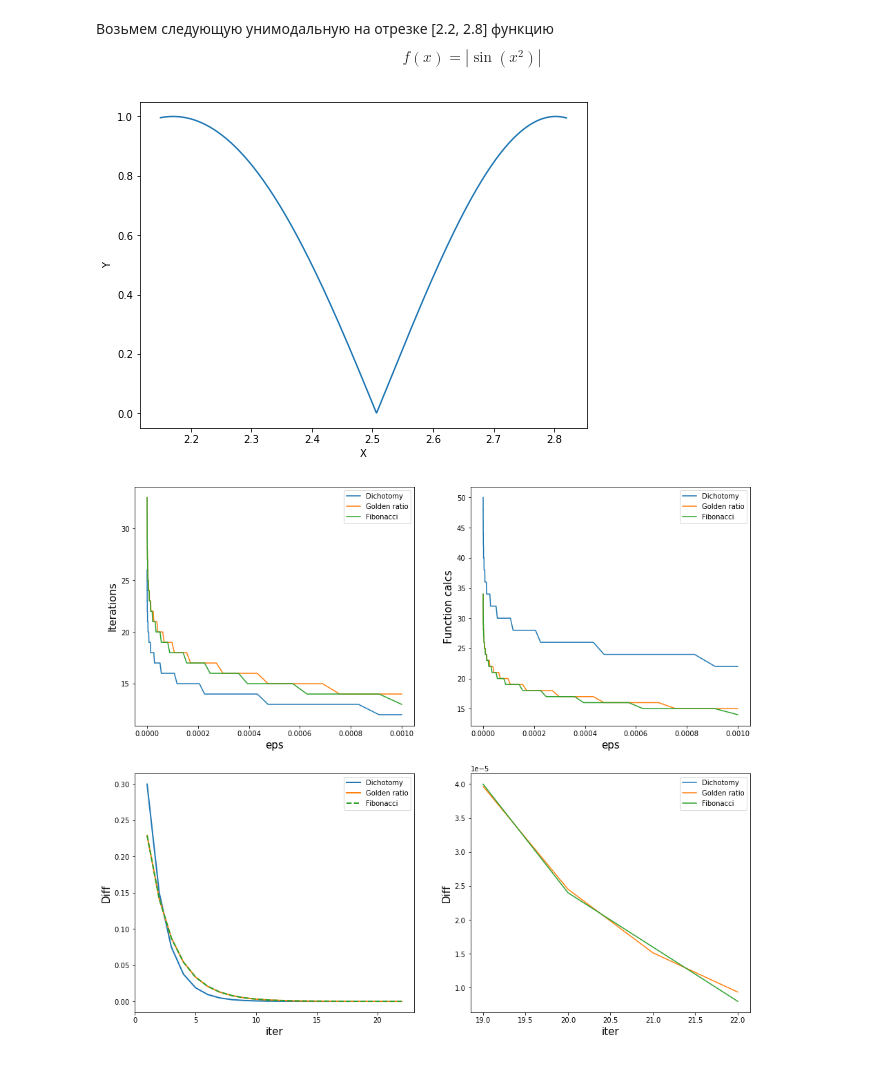
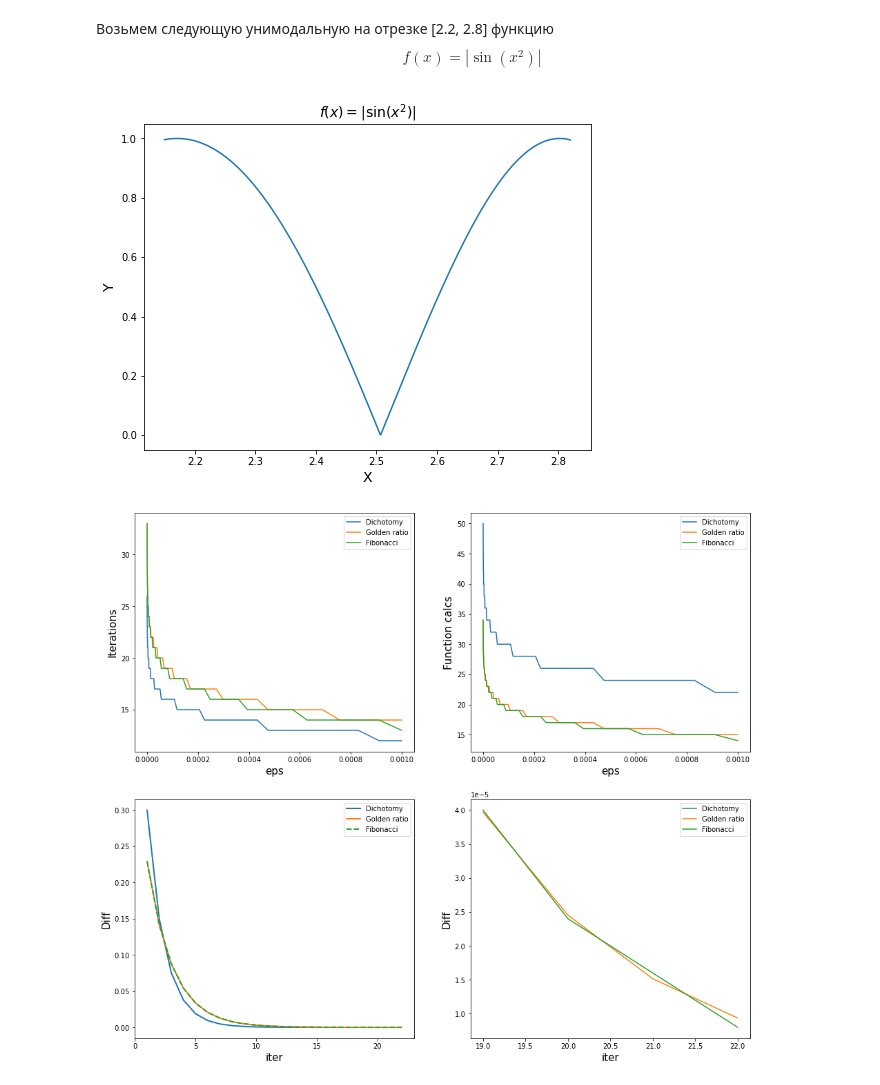
Before and after one commit to Mervap/OptimizationMethods, a Jupyter notebook: lab1/report.ipynb, the cells around one changed output. Drawn from its saved outputs; the diff is of its cells as text; code cells hidden in the pictures.

```diff
--- a/lab1/report.ipynb
+++ b/lab1/report.ipynb
@@ -14,14 +17,15 @@ $$f(x) = |\sin(x^2)|$$
 # %%
 f = Watcher(lambda x: np.abs(np.sin(x ** 2)))
 xs = np.linspace(2.15, 2.82, 1000)
 ys = list(map(f, xs))
 plt.figure(figsize=(8, 6))
 plt.plot(xs, ys)
-plt.xlabel("X")
-plt.ylabel("Y")
+plt.xlabel("X", fontsize=14)
+plt.ylabel("Y", fontsize=14)
+plt.title("$f(x) = |\sin(x^2)|$", fontsize=14)
 plt.show()
 # %% [output]
-[figure, old version]
+[figure, new version]
 # %%
 opts = [Dichotomy, GoldenRatio, Fibonacci]
 fig = plt.figure(figsize=(16, 14))
```
Also changed, not shown: parts of 3 cells of this notebook, 10 other files.
